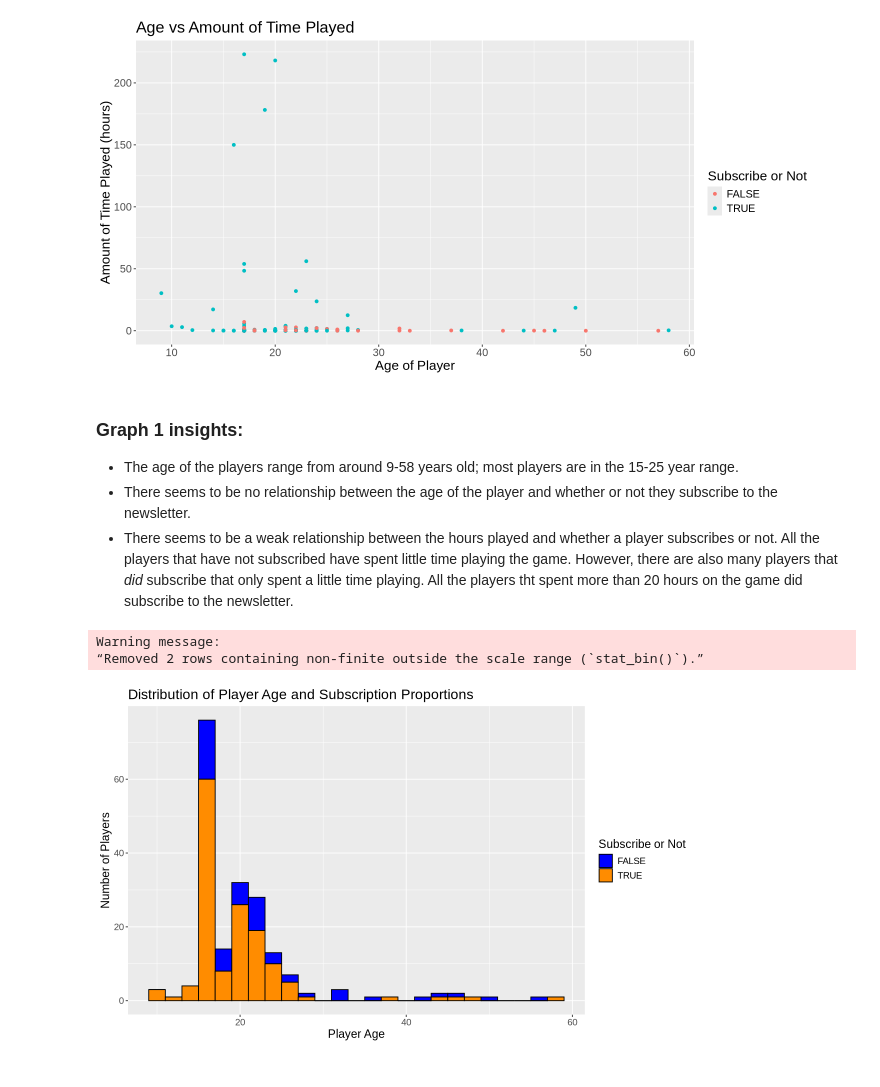
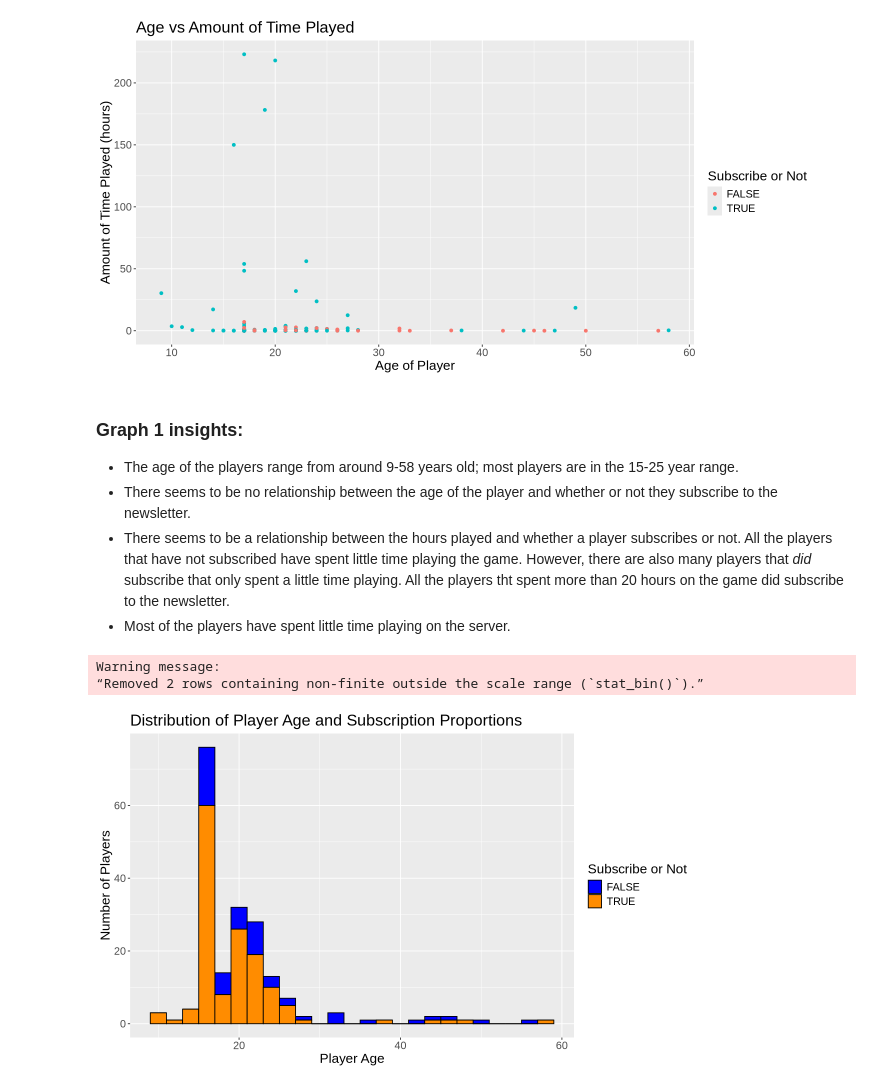
Before and after one commit to ilin27/project_planning_stage_individual, a Jupyter notebook: written_proposal_group_7.ipynb, the cells around one changed output. Saved outputs shown, nothing was run; the diff lists cells and outputs as text; code cells hidden in the pictures.

```diff
--- a/written_proposal_group_7.ipynb
+++ b/written_proposal_group_7.ipynb
@@ -201,27 +201,27 @@ players_scatter_plot
 
 - The age of the players range from around 9-58 years old; most players are in the 15-25 year range.
 - There seems to be no relationship between the age of the player and whether or not they subscribe to the newsletter.
-- There seems to be a weak relationship between the hours played and whether a player subscribes or not. All the players that have not subscribed have spent little time playing the game. However, there are also many players that *did* subscribe that only spent a little time playing. All the players tht spent more than 20 hours on the game did subscribe to the newsletter.
+- There seems to be a relationship between the hours played and whether a player subscribes or not. All the players that have not subscribed have spent little time playing the game. However, there are also many players that *did* subscribe that only spent a little time playing. All the players tht spent more than 20 hours on the game did subscribe to the newsletter.
+- Most of the players have spent little time playing on the server.
 # %%
 # Graph 2: Distribution of Player Age and Subscription Proportions
 
 options(repr.plot.width = 10, repr.plot.height = 6)
 
 players_hist <- ggplot(players, aes(x = Age, fill = subscribe)) +
     geom_histogram(binwidth = 2, color = "black") +
-    theme(text = element_text(size = 20)) +
     labs(x = "Player Age",
          y = "Number of Players",
          fill = "Subscribe or Not",
          title = "Distribution of Player Age and Subscription Proportions") +
-  scale_fill_manual(values = c("blue", "darkorange")) +
-  theme(text = element_text(size = 14))
+    scale_fill_manual(values = c("blue", "darkorange")) +
+    theme(text = element_text(size = 16))
 
 players_hist
 # %% [output]
 Warning message:
 “Removed 2 rows containing non-finite outside the scale range (`stat_bin()`).”
-[figure, old version]
+[figure, new version]
 # %% [markdown]
 ### Graph 2 insights:
 
```
Also changed, not shown: parts of 7 cells of this notebook.
